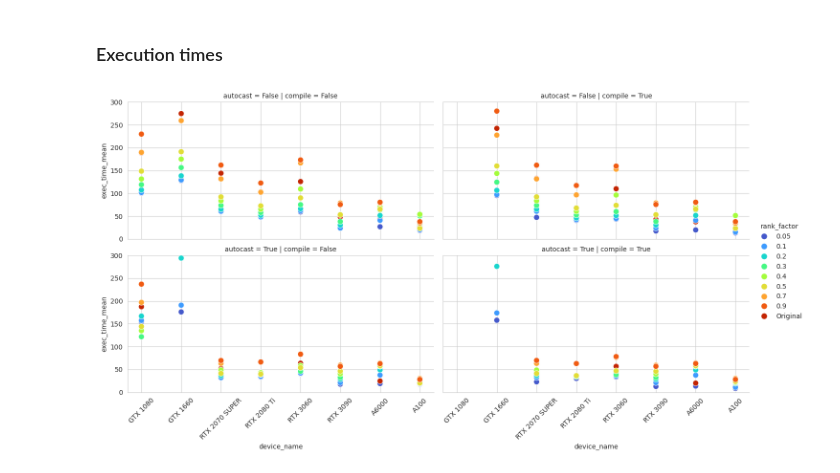
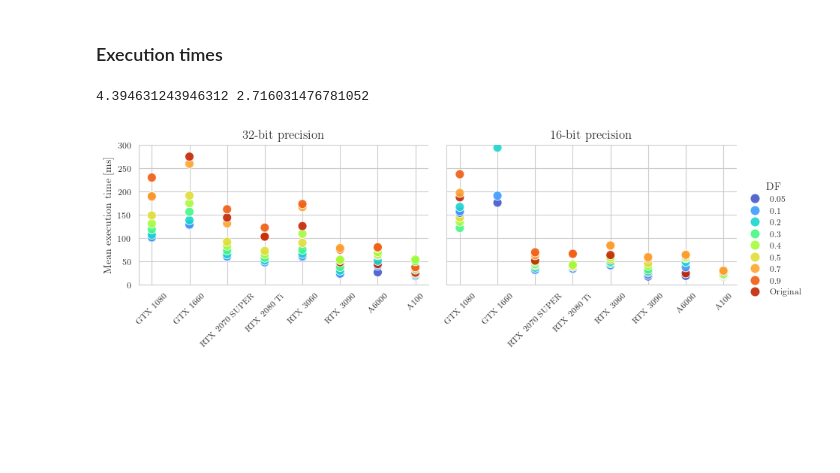
Before and after one commit to ClinicalDataScience/tucker-cnn, a Jupyter notebook: notebooks/01_plot_gpu_benchmark.ipynb, the cells around one changed output. Cells and saved outputs as stored; diff of their text form; code cells hidden in the pictures; blank space fills up the shorter version.

```diff
--- a/notebooks/01_plot_gpu_benchmark.ipynb
+++ b/notebooks/01_plot_gpu_benchmark.ipynb
@@ -8,7 +8,7 @@ import seaborn as sns
 
 FAST_MODEL = True
 
-CSV_DIR = '../gpu'
+CSV_DIR = '../results/gpu'
 all_files = [os.path.join(CSV_DIR, file) for file in os.listdir(CSV_DIR)]
 df_list = [pd.read_csv(file) for file in all_files]
 df = pd.concat(df_list, ignore_index=True)
@@ -86,26 +103,57 @@ plt.show()
+# %%
+def get_size(width, fraction=1):
+    # Width of figure (in pts)
+    fig_width_pt = width * fraction
+
+    # Convert from pt to inches
+    inches_per_pt = 1 / 72.27
+
+    # Golden ratio to set aesthetic figure height
+    # https://disq.us/p/2940ij3
+    golden_ratio = (5**.5 - 1) / 2
+
+    # Figure width in inches
+    fig_width_in = fig_width_pt * inches_per_pt
+    # Figure height in inches
+    fig_height_in = fig_width_in * golden_ratio
+
+    fig_dim = (fig_width_in, fig_height_in)
+
+    return fig_dim
+
+width, height = get_size(397 * 0.8)
+print(width, height)
+# %% [output]
+4.394631243946312 2.716031476781052
 # %%
 df_sub = df[df['batch_size'] == 1]
+df_sub = df_sub[df['compile'] == False]
+df_sub = df_sub.sort_values(by='exec_time_mean', ascending=True)
 
 g = sns.relplot(
     data=df_sub,
     x='device_name',
     y='exec_time_mean',
     hue='rank_factor',
-     row='autocast',
-    col='compile',
+    col='autocast',
     palette='turbo',
-    alpha=1,
-    height=3.5,
-    aspect=2,
+    alpha=0.9,
+    height=height,
+    aspect=width/height,
     s=75
 )
 
 g.set(ylim=(0, 300))
+g._legend.set_title('DF')
+g.set_axis_labels('', 'Mean execution time [ms]')
 
-for ax in g.axes.flatten():
+custom_titles = ['32-bit precision', '16-bit precision']
+for idx, ax in enumerate(g.axes.flatten()):
+    ax.set_title(custom_titles[idx])
     ax.set_xticks(range(len(new_order)))
     ax.set_xticklabels(labels=new_order, rotation=45)
 
+plt.savefig('../results/gpu_benchmark.pdf', bbox_inches='tight')
 plt.show()
 # %% [output]
-[figure, old version]
+[figure, new version]
```
Also changed, not shown: parts of 2 cells of this notebook, 21 other files.
